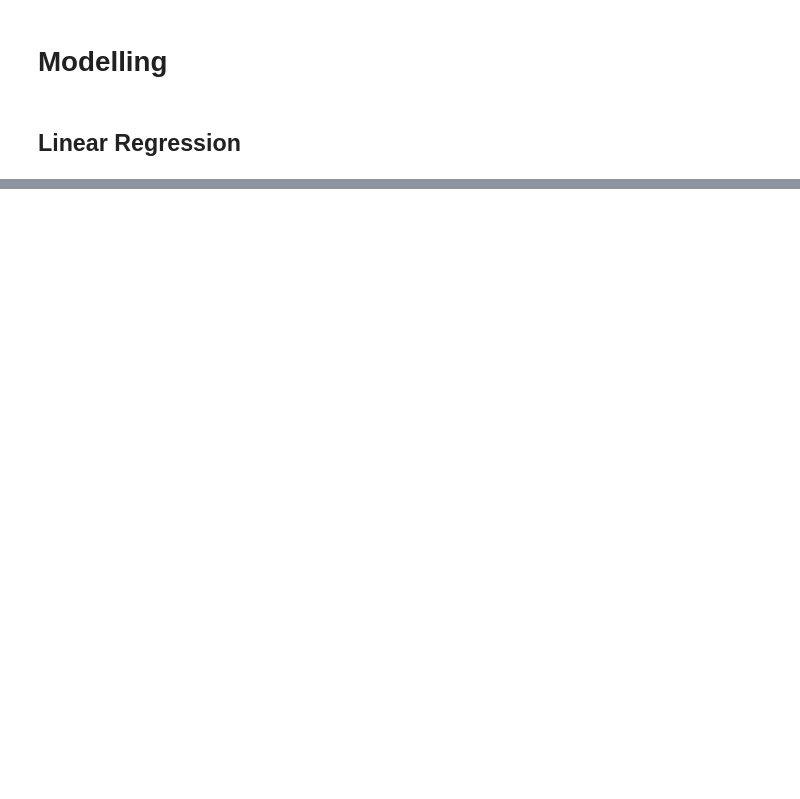
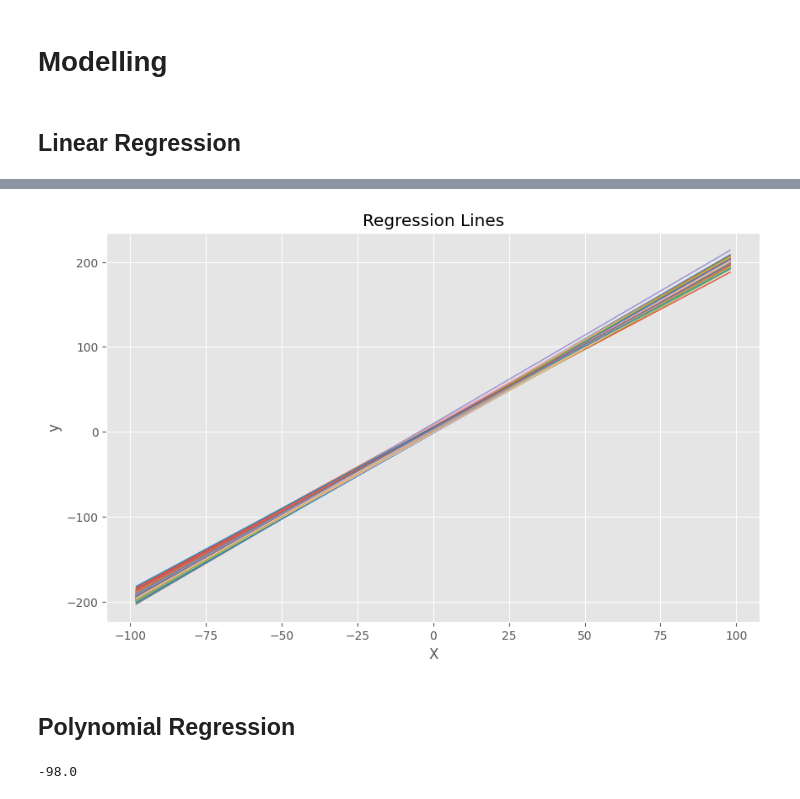
Before and after one commit to Dion11235/ML_concepts_visualized, a Jupyter notebook: bias-variance-tradeoff.ipynb, the cells around one changed output, grey strips where cells are left out. Cells and saved outputs as stored; diff of their text form; code cells hidden in the pictures; blank space fills up the shorter version.

```diff
--- a/bias-variance-tradeoff.ipynb
+++ b/bias-variance-tradeoff.ipynb
@@ -27,7 +34,9 @@ def plot_true_function(label='y = 2x + 3'):
     plt.show()
 
 
-def generate_data(num_datapoints=100, num_samples=200, noise_std_dev=10):
+def generate_data(num_datapoints=NUM_DATAPOINTS,
+                  num_samples=NUM_SAMPLES,
+                  noise_std_dev=NOISE_STD_DEV):
     np.random.seed(42)
     x_values = np.random.choice(range(-num_datapoints, num_datapoints+1, 1),
                                  size=num_datapoints,
@@ -81,6 +90,28 @@ def plot_true_function_with_data(data, figsize=(10,6),zoom_in=None):
 
     ax.grid(True)
     plt.show()
+
+
+
+def plot_regression_lines(datasets, models, figsize=(10,6)):
+    plt.figure(figsize=figsize)
+
+    # Plot regression lines
+    for model, data in zip(models, datasets):
+        X_range = np.linspace(min(data[:, 0]),
+                              max(data[:, 0]),
+                              num=100).reshape(-1, 1)
+        y_pred = model.predict(X_range)
+        plt.plot(X_range, y_pred, linewidth=1)
+
+    true_function_values = f(X_range)
+
+    plt.xlabel('X')
+    plt.ylabel('y')
+    plt.title('Regression Lines')
+    # plt.legend(['Regression Line' + str(i+1) for i in range(len(models))])
+    plt.grid(True)
+    plt.show()
 # %% [markdown]
 # Creating Data
 # %% [markdown]
@@ -119,0 +151,13 @@ array([[  -5.        ,   -0.18799962],
+# %%
+
+models = []
+
+for data in tqdm(samples, total=len(samples)):
+    X = data[:,0].reshape(-1,1)
+    y = data[:,1].reshape(-1,1)
+
+    # Train the linear regression model
+    model = LinearRegression()
+    model.fit(X, y)
+
+    models.append(model)
@@ -119,0 +216,10 @@ array([[  -5.        ,   -0.18799962],
+# %%
+plot_regression_lines(samples, models)
+# %% [output]
+[figure, added]
+# %% [markdown]
+## Polynomial Regression
+# %%
+min(data[:, 0] for data in samples)
+# %% [output]
+-98.0
```
Also changed, not shown: parts of 10 cells of this notebook.
